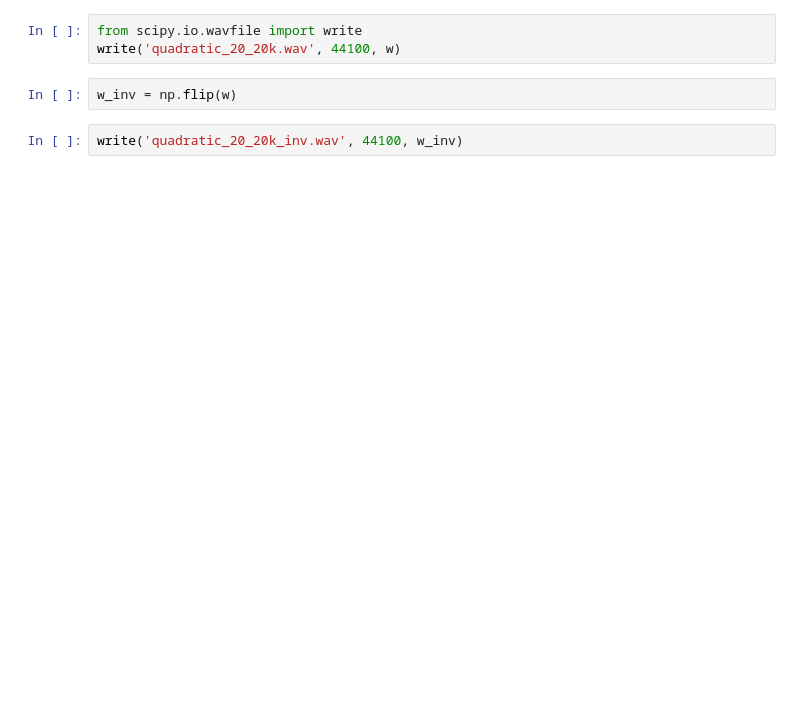
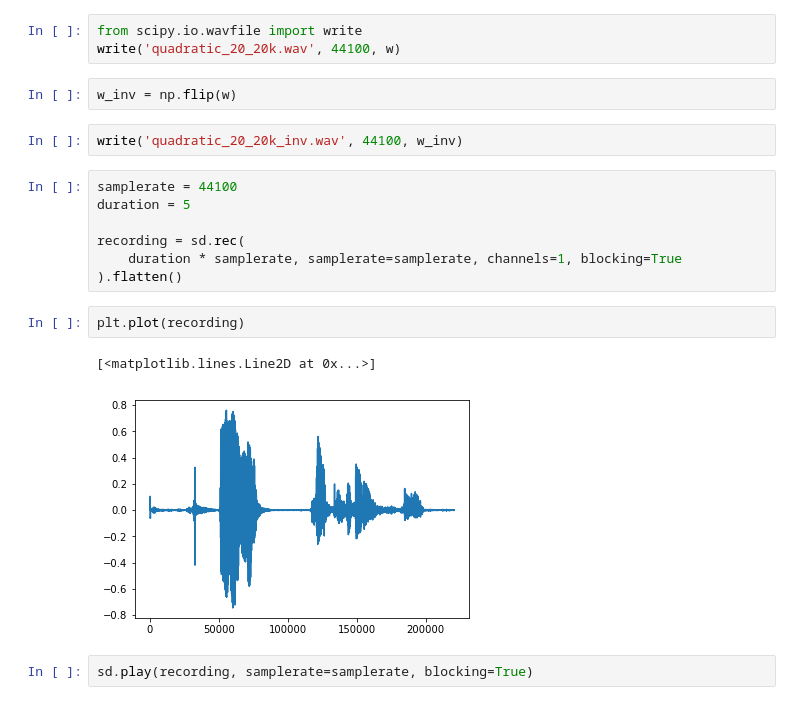
Before and after one commit to barkermrl/AudioModem, a Jupyter notebook: Estimation/Chirp CE.ipynb, the cells around one changed output. Drawn from its saved outputs; the diff is of its cells as text; blank space fills up the shorter version.

Commit message:
Added recording/playing

```diff
--- a/Estimation/Chirp CE.ipynb
+++ b/Estimation/Chirp CE.ipynb
@@ -45,3 +45,17 @@ write('quadratic_20_20k.wav', 44100, w)
 w_inv = np.flip(w)
 # %%
 write('quadratic_20_20k_inv.wav', 44100, w_inv)
+# %%
+samplerate = 44100
+duration = 5
+
+recording = sd.rec(
+    duration * samplerate, samplerate=samplerate, channels=1, blocking=True
+).flatten()
+# %%
+plt.plot(recording)
+# %% [output]
+[<matplotlib.lines.Line2D at 0x...>]
+[figure, added]
+# %%
+sd.play(recording, samplerate=samplerate, blocking=True)
```
Also changed, not shown: parts of 4 cells of this notebook, 7 other files.
